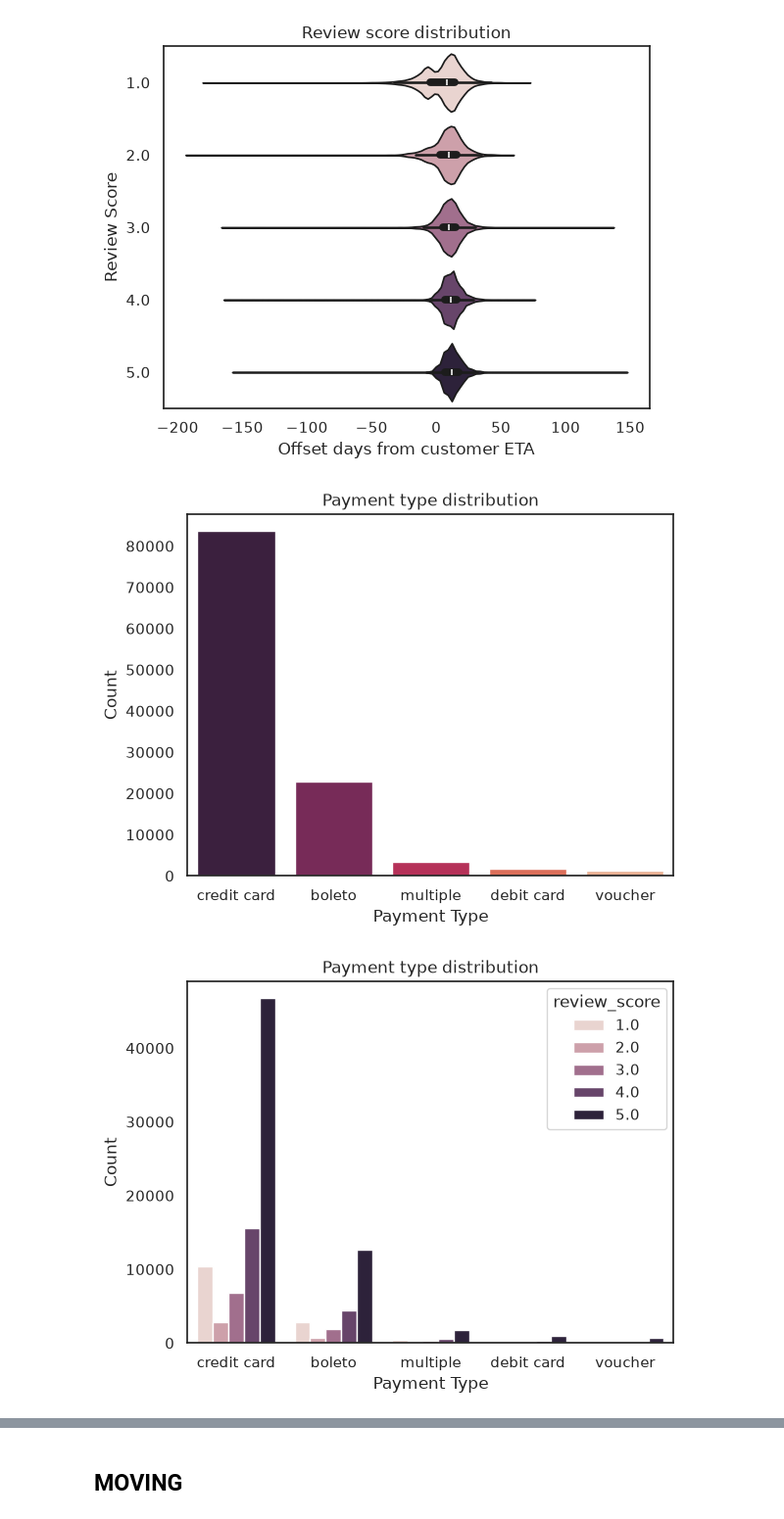
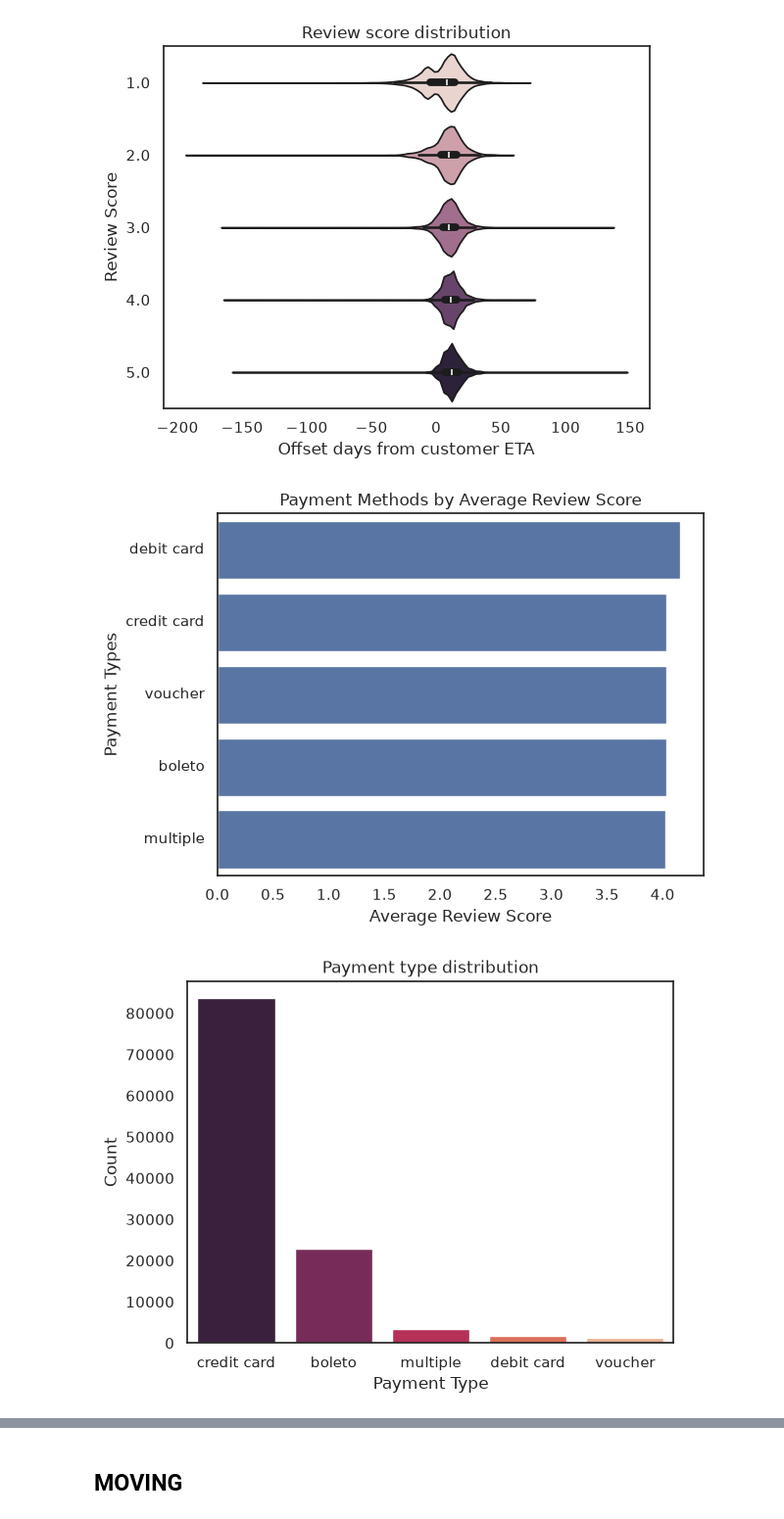
Before and after one commit to skinnyfrit/ay2627-tcx3901, a Jupyter notebook: EDA.ipynb, the cells around one changed output, grey strips where cells are left out. Shown at 98% size. Saved outputs shown, nothing was run; the diff lists cells and outputs as text; code cells hidden in the pictures.

```diff
--- a/EDA.ipynb
+++ b/EDA.ipynb
@@ -476,7 +476,13 @@ df_uniques['payment_type_all'] = df.groupby(['order_id'])['payment_type'].transf
 print(df_uniques['payment_type_all'].value_counts())
 print(df_uniques.describe())
 
-payments = df_uniques.drop(columns=['payment_installments', 'payment_value','payment_type'])
+# point 4 - summing payment value
+df_uniques['payment_value_sum'] = df.groupby(['order_id'])['payment_value'].agg(lambda x: x.sum()).reset_index()
+print(df_uniques['payment_value_sum'].value_counts())
+print(df_uniques['payment_value_sum'].describe())
+
+
+payments = df_uniques.drop(columns=['payment_installments', 'payment_type'])
 payments.head()
 # %% [output]
 payment_type_all
@@ -636,0 +757,5 @@ Proceed to merge and EDA/dashboard consolidated dataset
+# %%
+remove_rows = ['product_category_name_english',
+               'product_width_cm']
+for col in remove_rows:
+    print(f'Percentage of loss from removing {col}: {df[col].isna().sum()} ({df[col].isna().sum()/len(df):.2%})')
@@ -636,0 +765,13 @@ Proceed to merge and EDA/dashboard consolidated dataset
+# %%
+## ACTUAL REMOVAL
+# removes entries with no review_id as the proportion is small
+dummy = len(df)
+df1 = df[df['review_id'].isna() == False]
+print(df1['order_status'].unique())
+print(f'Remove review_id\nPercentage of data lost: {(og_df_rows-len(df1))/og_df_rows:.2%}')
+
+for col in remove_rows:
+    dummy = len(df1)
+    df1 = df1.dropna(axis=0,subset=[col])
+    print(df1['order_status'].unique())
+    print(f'{col}\n  Percentage of data lost on OG: {(og_df_rows-len(df1))/og_df_rows:.2%}')
@@ -782,20 +978,30 @@ plt.show()
 # %% [output]
 [figure]
 # %%
+payment_type_score = df1.groupby('payment_type_all')['review_score'].mean().nlargest(10)
+labels = list(payment_type_score.index)
+
+sns.barplot(data=payment_type_score, orient='h')
+plt.title('Payment Methods by Average Review Score')
+plt.xlabel('Average Review Score')
+plt.ylabel('Payment Types')
+plt.yticks(labels, format_labels(labels), va='center', rotation_mode='anchor')
+plt.show()
+
 labels=df['payment_type_all'].unique().dropna()
 sns.countplot(data=df, x='payment_type_all',hue='payment_type_all',legend=False,palette='rocket')
 plt.title('Payment type distribution')
 plt.xlabel('Payment Type')
 plt.ylabel('Count')
 plt.xticks(labels, format_labels(labels))
 plt.show()
 
 sns.countplot(data=df, x='payment_type_all',hue='review_score')
 plt.title('Payment type distribution')
 plt.xlabel('Payment Type')
 plt.ylabel('Count')
 plt.xticks(labels, format_labels(labels))
 plt.show()
 # %% [output]
-[figure, old version]
+[figure, new version]
-[figure, old version]
+[figure, new version]
```
Also changed, not shown: parts of 39 cells of this notebook.
